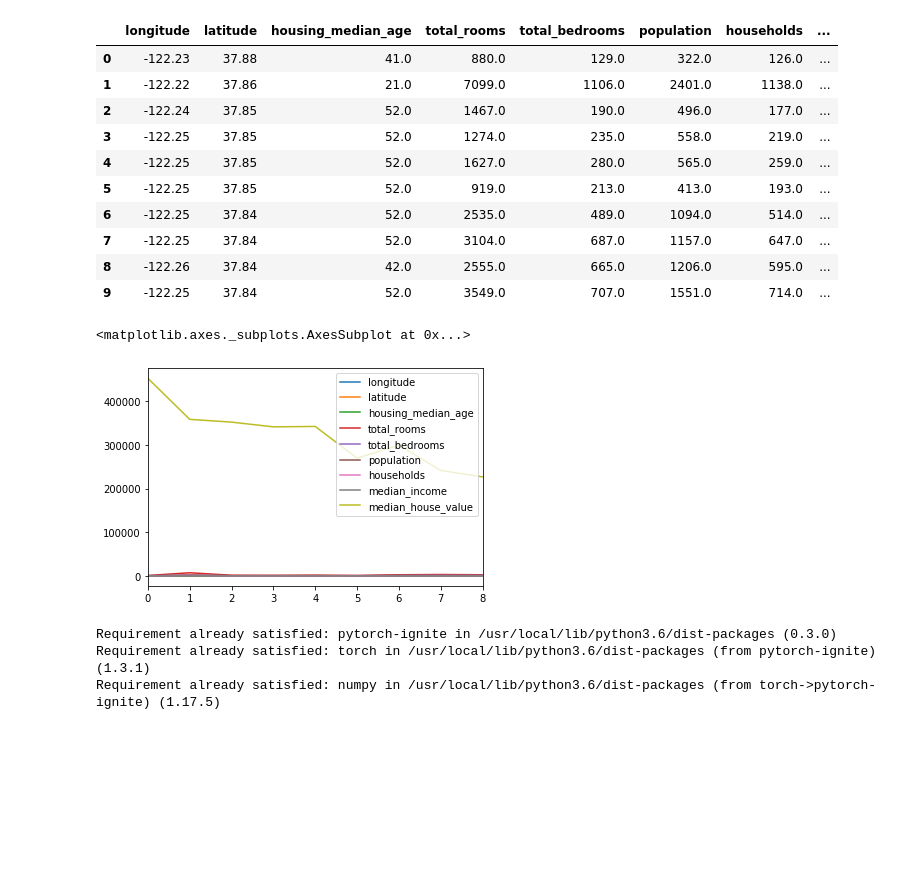
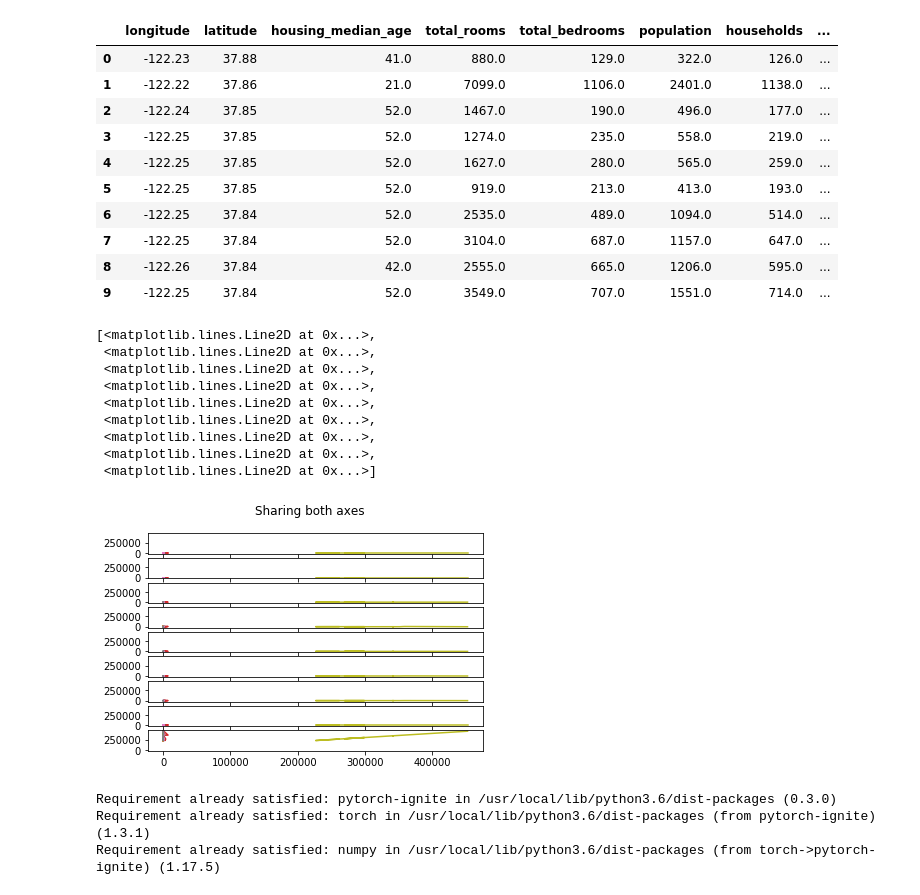
Before and after one commit to shreya0202/NLP, a Jupyter notebook: NLP_Assignment1.ipynb, the cells around one changed output. Cells and saved outputs as stored; diff of their text form; code cells hidden in the pictures; blank space fills up the shorter version.

```diff
--- a/NLP_Assignment1.ipynb
+++ b/NLP_Assignment1.ipynb
@@ -47,20 +47,40 @@ Here are the first five roes of the dataset:
 | 7 | -122.25 | 37.84 | 52.0 | 3104.0 | 687.0 | 1157.0 | 647.0 | ... |
 | 8 | -122.26 | 37.84 | 42.0 | 2555.0 | 665.0 | 1206.0 | 595.0 | ... |
 | 9 | -122.25 | 37.84 | 52.0 | 3549.0 | 707.0 | 1551.0 | 714.0 | ... |
-# %%
-import matplotlib.pyplot as plt
-import seaborn as sns
-df = pd.DataFrame(dataset)
-df.columns
-plt.figure
-#df.iloc[0:9].plot()
-#df.plot(subplots=True, layout=(1,10), ylim=[0,10])
-#dataset.plot()
-
-df[0:9].plot()
-# %% [output]
-<matplotlib.axes._subplots.AxesSubplot at 0x...>
-[figure, removed]
+# %%
+import matplotlib.pyplot as plt
+import seaborn as sns
+df = pd.DataFrame(dataset)
+df.columns
+plt.figure
+#df.iloc[0:9].plot()
+#df.plot(subplots=True, layout=(1,10), ylim=[0,10])
+#dataset.plot()
+#df['longitude'].iloc[0:10]
+data_frame = df.drop(columns=['ocean_proximity'])
+df1 = pd.DataFrame(data_frame)
+fig, axs = plt.subplots(9, sharex=True, sharey=True)
+fig.suptitle('Sharing both axes')
+axs[0].plot(df1[:10], df1['longitude'].iloc[:10])
+axs[1].plot(df1[:10], df1['latitude'].iloc[:10])
+axs[2].plot(df1[:10], df1['housing_median_age'].iloc[:10])
+axs[3].plot(df1[:10], df1['total_rooms'].iloc[:10])
+axs[4].plot(df1[:10], df1['total_bedrooms'].iloc[:10])
+axs[5].plot(df1[:10], df1['population'].iloc[:10])
+axs[6].plot(df1[:10], df1['households'].iloc[:10])
+axs[7].plot(df1[:10], df1['median_income'].iloc[:10])
+axs[8].plot(df1[:10], df1['median_house_value'].iloc[:10])
+# %% [output]
+[<matplotlib.lines.Line2D at 0x...>,
+ <matplotlib.lines.Line2D at 0x...>,
+ <matplotlib.lines.Line2D at 0x...>,
+ <matplotlib.lines.Line2D at 0x...>,
+ <matplotlib.lines.Line2D at 0x...>,
+ <matplotlib.lines.Line2D at 0x...>,
+ <matplotlib.lines.Line2D at 0x...>,
+ <matplotlib.lines.Line2D at 0x...>,
+ <matplotlib.lines.Line2D at 0x...>]
+[figure, added]
 # %%
 #output Y is the median housing value to be predicted
 Y = dataset['median_house_value']
```
